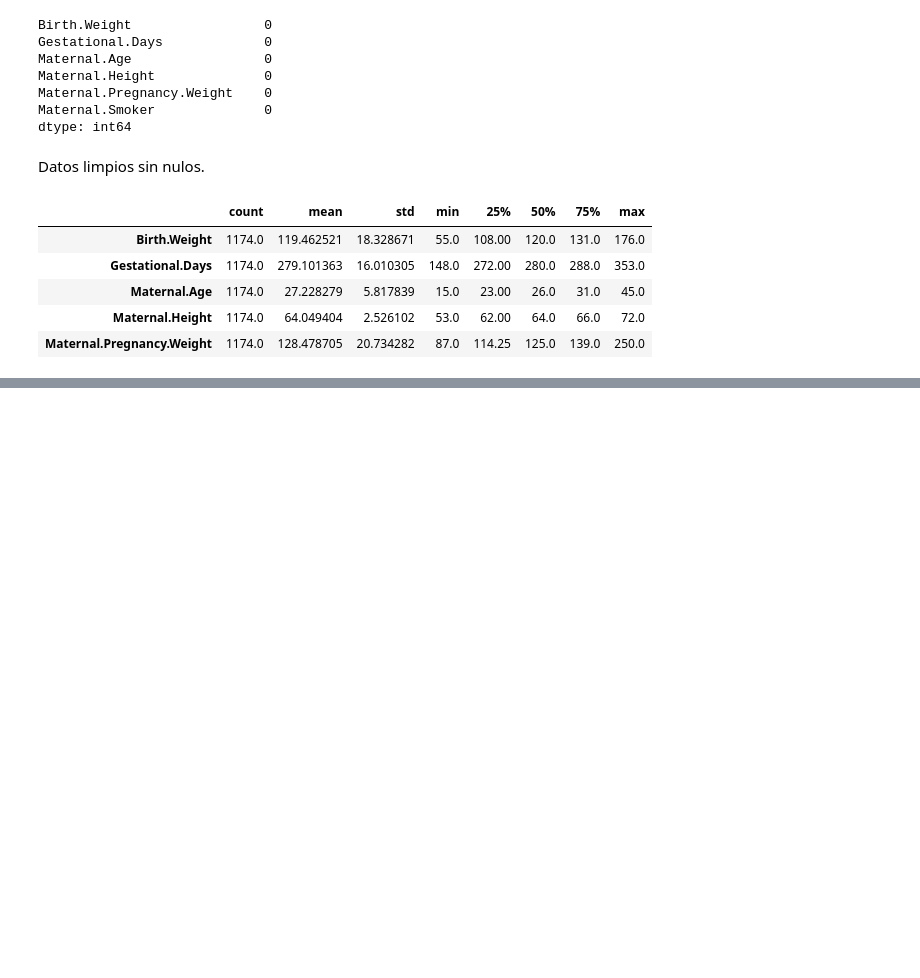
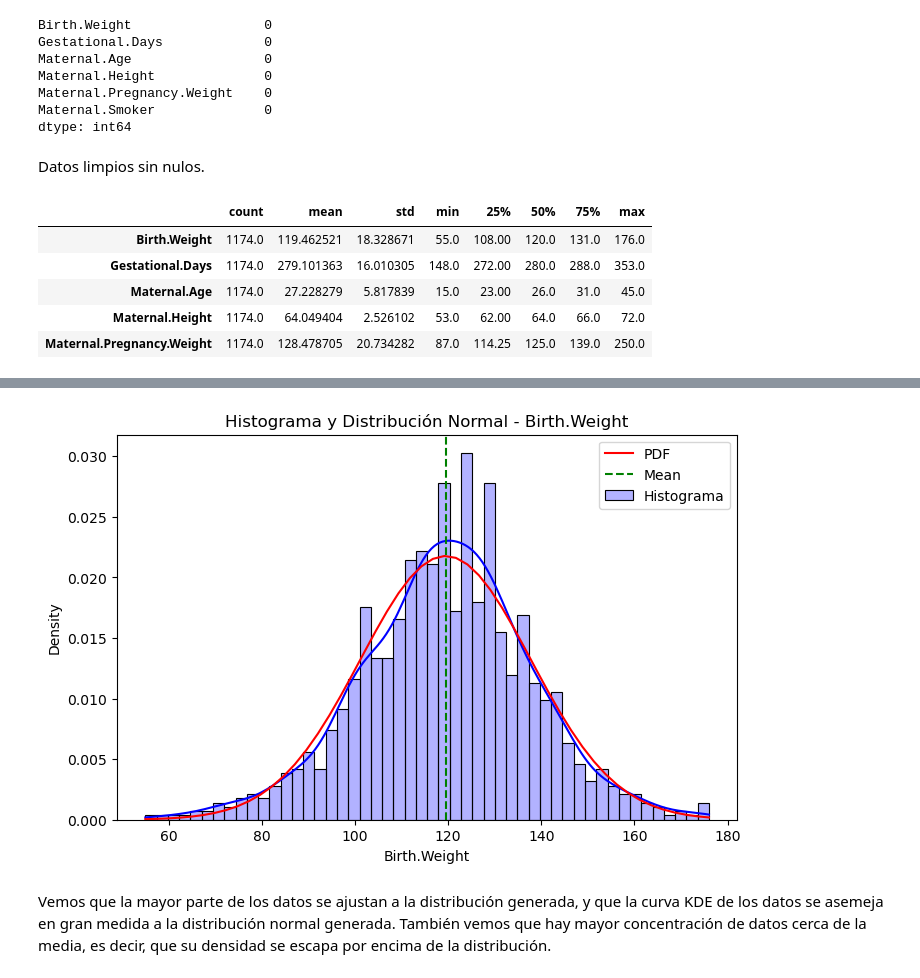
Before and after one commit to Drusill/desafioLatam, a Jupyter notebook: modulo3/desafio 4/desafio.ipynb, the cells around one changed output, grey strips where cells are left out. Cells and saved outputs as stored; diff of their text form; code cells hidden in the pictures; blank space fills up the shorter version.

```diff
--- a/modulo3/desafio 4/desafio.ipynb
+++ b/modulo3/desafio 4/desafio.ipynb
@@ -85,0 +109,26 @@ plt.show()
+# %%
+def generate_dist(serie):
+    mean = np.mean(serie)
+    std_dev = np.std(serie)
+    min_val = np.min(serie)
+    max_val = np.max(serie)
+    x = np.linspace(min_val, max_val)
+    pdf = stats.norm.pdf(x, loc=mean, scale=std_dev)
+    return x, pdf, mean, std_dev
+# %%
+# Generamos nuestros datos utilizando la función
+weight, pdf, mean, std_dev = generate_dist(df_baby_weight)
+
+# Graficamos el histograma y la distribución normal
+plt.figure(figsize=(8, 5))
+sns.histplot(df_baby_weight, bins=50, kde=True, stat='density', color='blue', alpha=0.3, label='Histograma')
+plt.plot(weight, pdf, 'r-', label='PDF')
+plt.axvline(mean, color='g', linestyle='--', label='Mean')
+plt.title('Histograma y Distribución Normal - Birth.Weight')
+plt.xlabel('Birth.Weight')
+plt.legend()
+plt.show()
+# %% [output]
+[figure, added]
+# %% [markdown]
+Vemos que la mayor parte de los datos se ajustan a la distribución generada, y que la curva KDE de los datos se asemeja en gran medida a la distribución normal generada. También vemos que hay mayor concentración de datos cerca de la media, es decir, que su densidad se escapa por encima de la distribución.
```
Also changed, not shown: parts of 28 cells of this notebook, 2 other files.
